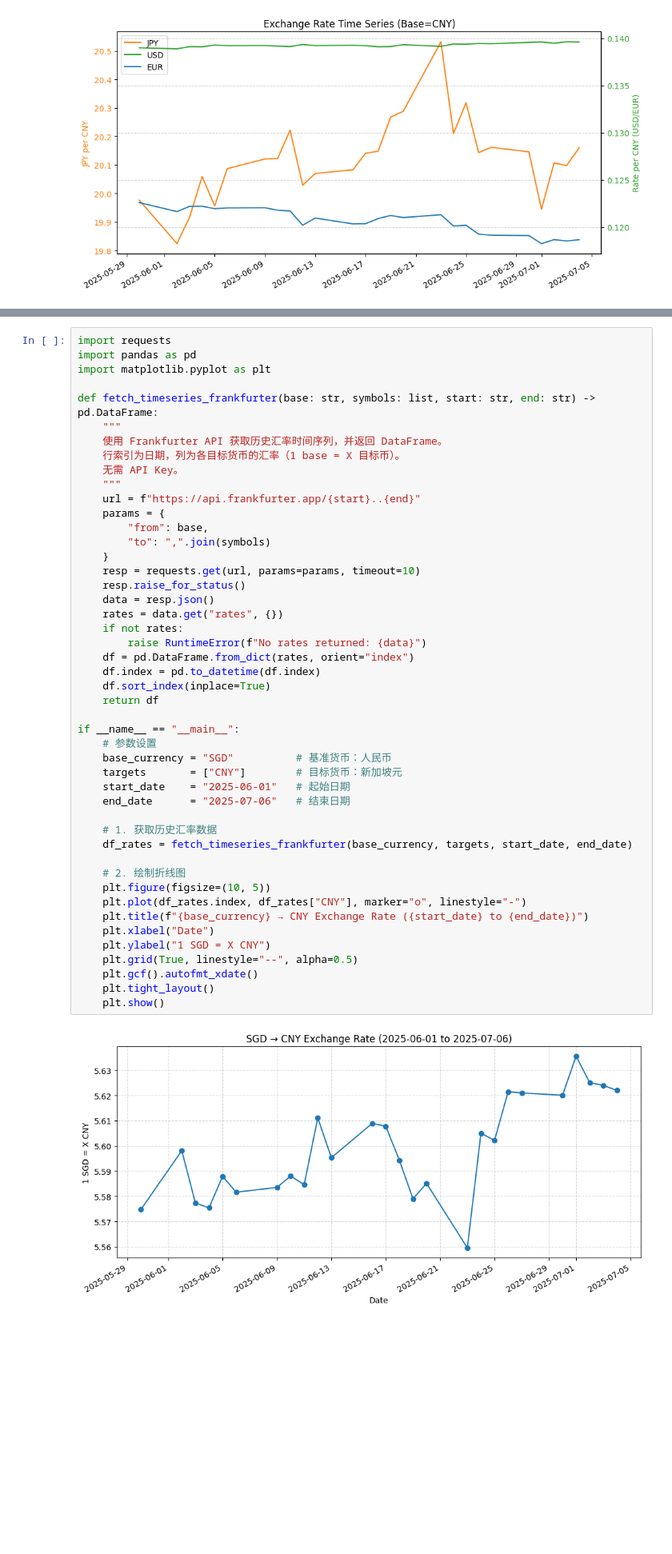
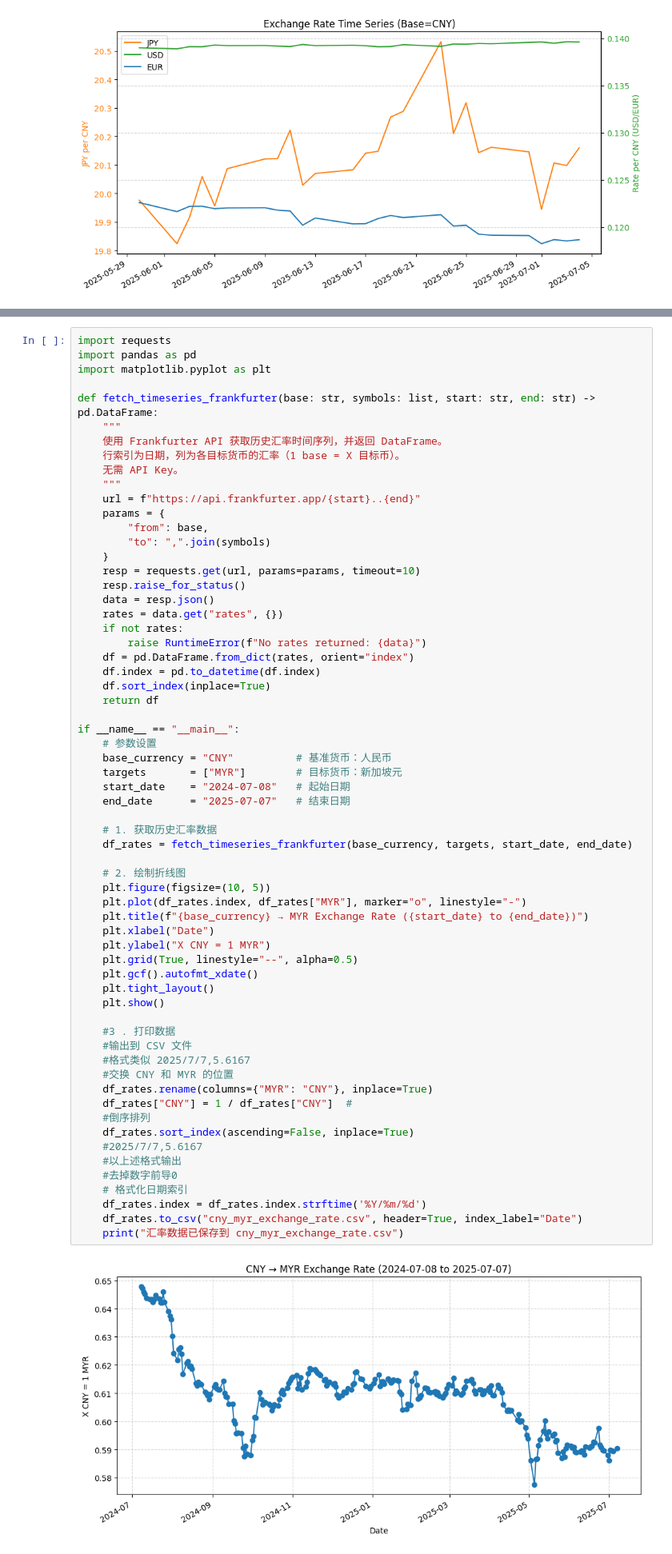
Before and after one commit to Wangyiyiwen/-, a Jupyter notebook: RP-search.ipynb, the cells around one changed output, grey strips where cells are left out. Shown: that part at 80% size. Cells and saved outputs as stored; diff of their text form; blank space fills up the shorter version.

```diff
--- a/RP-search.ipynb
+++ b/RP-search.ipynb
@@ -189,38 +206,54 @@ def fetch_timeseries_frankfurter(base: str, symbols: list, start: str, end: str)
     url = f"https://api.frankfurter.app/{start}..{end}"
     params = {
         "from": base,
         "to": ",".join(symbols)
     }
     resp = requests.get(url, params=params, timeout=10)
     resp.raise_for_status()
     data = resp.json()
     rates = data.get("rates", {})
     if not rates:
         raise RuntimeError(f"No rates returned: {data}")
     df = pd.DataFrame.from_dict(rates, orient="index")
     df.index = pd.to_datetime(df.index)
     df.sort_index(inplace=True)
     return df
 
 if __name__ == "__main__":
     # 参数设置
-    base_currency = "SGD"          # 基准货币：人民币
-    targets       = ["CNY"]        # 目标货币：新加坡元
-    start_date    = "2025-06-01"   # 起始日期
-    end_date      = "2025-07-06"   # 结束日期
+    base_currency = "CNY"          # 基准货币：人民币
+    targets       = ["MYR"]        # 目标货币：新加坡元
+    start_date    = "2024-07-08"   # 起始日期
+    end_date      = "2025-07-07"   # 结束日期
 
     # 1. 获取历史汇率数据
     df_rates = fetch_timeseries_frankfurter(base_currency, targets, start_date, end_date)
 
     # 2. 绘制折线图
     plt.figure(figsize=(10, 5))
-    plt.plot(df_rates.index, df_rates["CNY"], marker="o", linestyle="-")
-    plt.title(f"{base_currency} → CNY Exchange Rate ({start_date} to {end_date})")
+    plt.plot(df_rates.index, df_rates["MYR"], marker="o", linestyle="-")
+    plt.title(f"{base_currency} → MYR Exchange Rate ({start_date} to {end_date})")
     plt.xlabel("Date")
-    plt.ylabel("1 SGD = X CNY")
+    plt.ylabel("X CNY = 1 MYR")
     plt.grid(True, linestyle="--", alpha=0.5)
     plt.gcf().autofmt_xdate()
     plt.tight_layout()
     plt.show()
+
+    #3 . 打印数据
+    #输出到 CSV 文件
+    #格式类似 2025/7/7,5.6167
+    #交换 CNY 和 MYR 的位置
+    df_rates.rename(columns={"MYR": "CNY"}, inplace=True)
+    df_rates["CNY"] = 1 / df_rates["CNY"]  #
+    #倒序排列
+    df_rates.sort_index(ascending=False, inplace=True)
+    #2025/7/7,5.6167
+    #以上述格式输出
+    #去掉数字前导0
+    # 格式化日期索引
+    df_rates.index = df_rates.index.strftime('%Y/%m/%d')
+    df_rates.to_csv("cny_myr_exchange_rate.csv", header=True, index_label="Date")
+    print("汇率数据已保存到 cny_myr_exchange_rate.csv")
 # %% [output]
-[figure, old version]
+[figure, new version]
```
Also changed, not shown: parts of 3 cells of this notebook, 14 other files.
